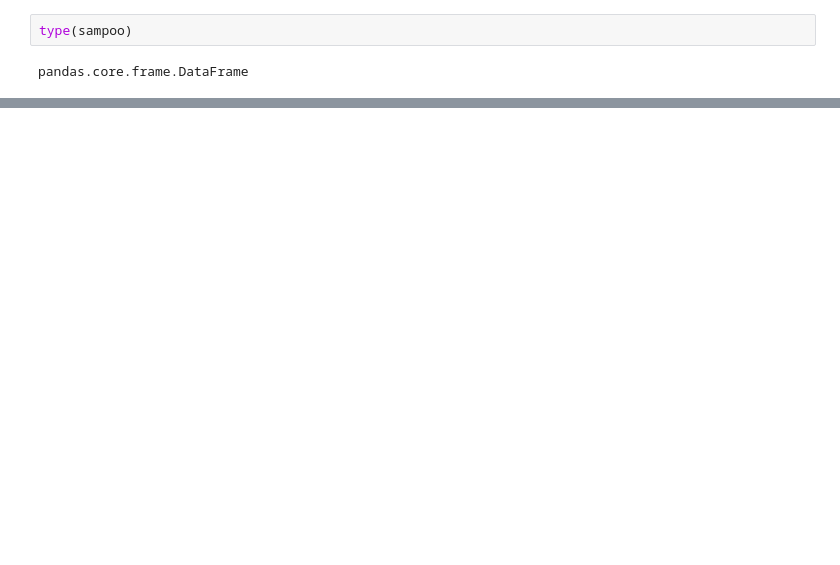
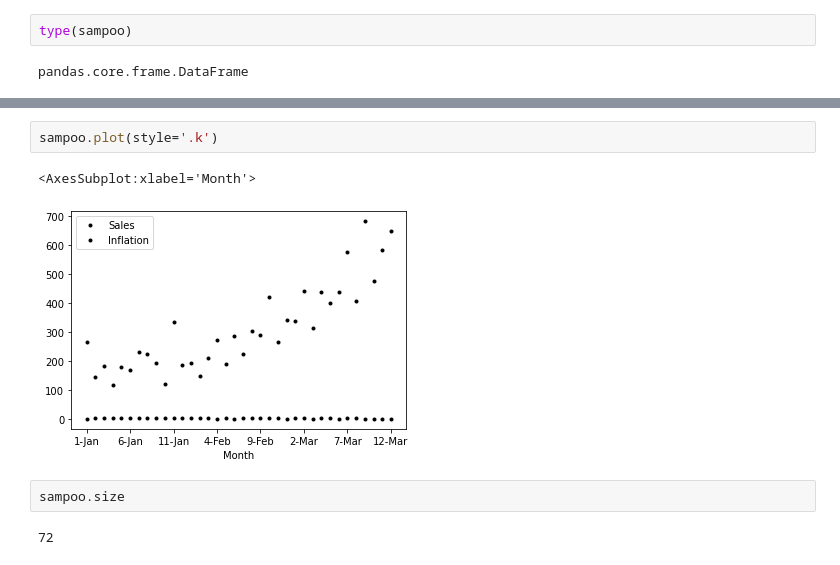
Before and after one commit to SKumarAshutosh/Time_Series_Analysis, a Jupyter notebook: notebook/time_series_analysis.ipynb, the cells around one changed output, grey strips where cells are left out. Saved outputs shown, nothing was run; the diff lists cells and outputs as text; blank space fills up the shorter version.

```diff
--- a/notebook/time_series_analysis.ipynb
+++ b/notebook/time_series_analysis.ipynb
@@ -19,0 +61,9 @@ pandas.core.frame.DataFrame
+# %%
+sampoo.plot(style='.k')
+# %% [output]
+<AxesSubplot:xlabel='Month'>
+[figure, added]
+# %%
+sampoo.size
+# %% [output]
+72
```
Also changed, not shown: parts of 7 cells of this notebook.
